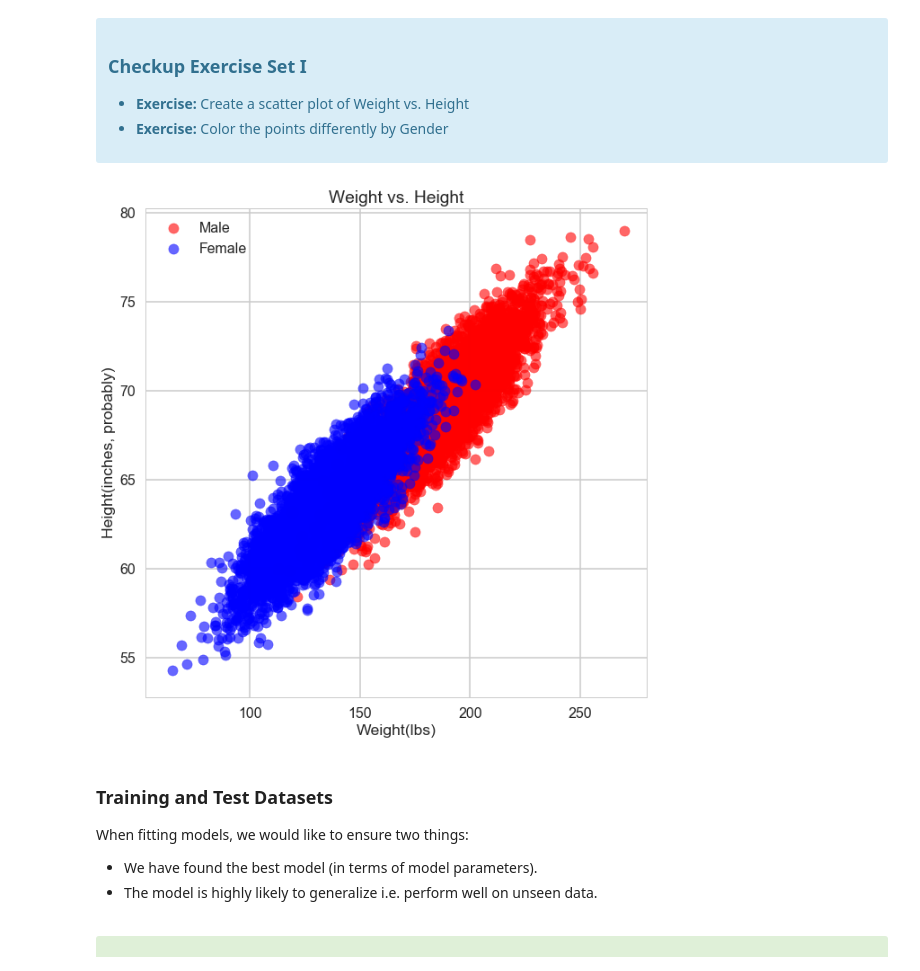
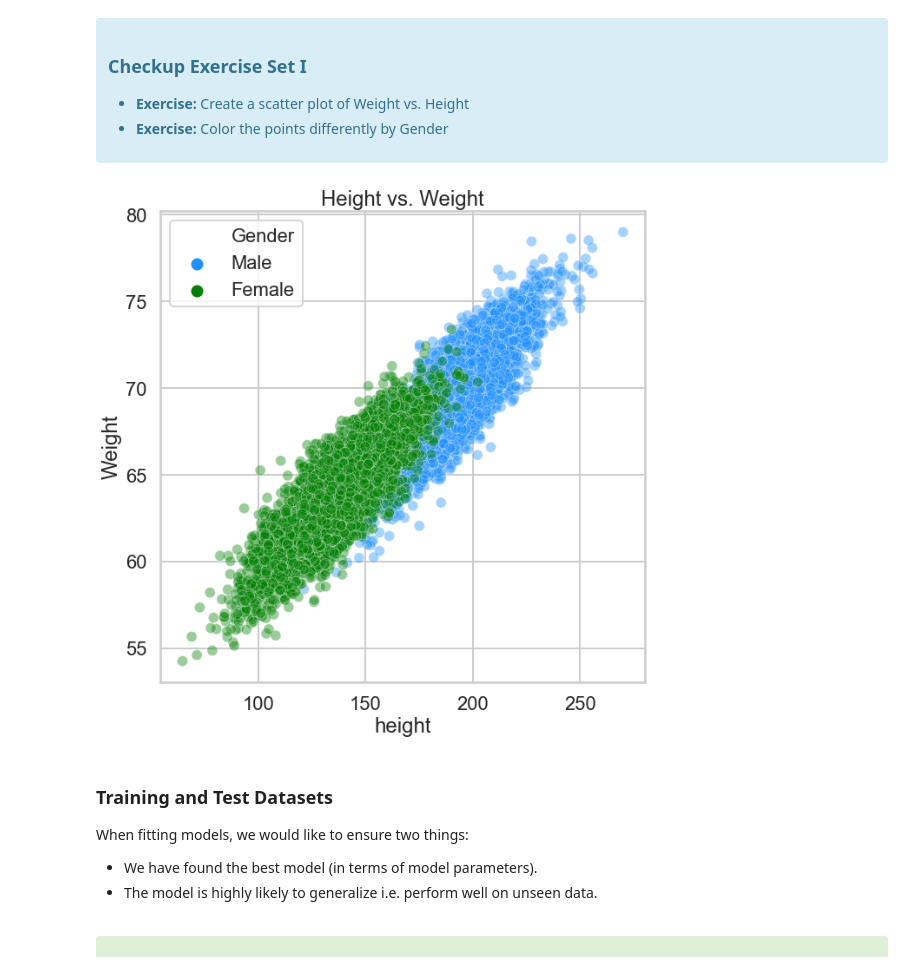
Before and after one commit to umamohantm/springboard, a Jupyter notebook: logistic regression/Springboard Logistic Regression Advanced Case Study.ipynb, the cells around one changed output. Saved outputs shown, nothing was run; the diff lists cells and outputs as text; code cells hidden in the pictures.

```diff
--- a/logistic regression/Springboard Logistic Regression Advanced Case Study.ipynb
+++ b/logistic regression/Springboard Logistic Regression Advanced Case Study.ipynb
@@ -94,7 +94,7 @@ def points_plot_prob(ax, Xtr, Xte, ytr, yte, clf, colorscale=cmap_light,
 # %% [markdown]
 We'll use a dataset of heights and weights of males and females to hone our understanding of classifiers. We load the data into a dataframe and plot it.
 # %%
-dflog = pd.read_csv("data/01_heights_weights_genders.csv")
+dflog = pd.read_csv("01_heights_weights_genders.csv")
 dflog.head()
 # %% [output]
 |  | Gender | Height | Weight |
@@ -131,15 +123,15 @@ fw = dflog.Weight[dflog.Gender=='Female']
 # %%
+# your turn
 # setting up the plot
 plt.rcParams["figure.figsize"] = (10,10)
-m = plt.scatter(x=mw, y=mh, color='Red', label='Male', alpha=0.6)
-f = plt.scatter(x=fw, y=fh, color='Blue', label='Female', alpha = 0.6)
-plt.xlabel('Weight(lbs)')
-plt.ylabel('Height(inches, probably)')
-plt.title('Weight vs. Height')
+sns.scatterplot(x='Weight',y='Height',hue='Gender',data=dflog,palette=['dodgerblue','green'],alpha = 0.4)
+plt.xlabel('height')
+plt.ylabel('Weight')
+plt.title('Height vs. Weight')
 plt.legend()
 plt.show()
 # %% [output]
-[figure, old version]
+[figure, new version]
 # %% [markdown]
 ### Training and Test Datasets
 
```
Also changed, not shown: parts of 32 cells of this notebook.
